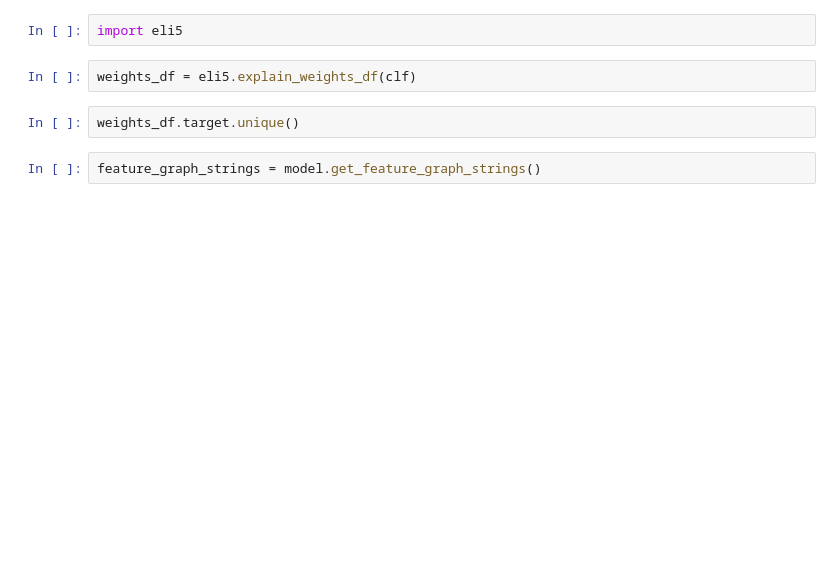
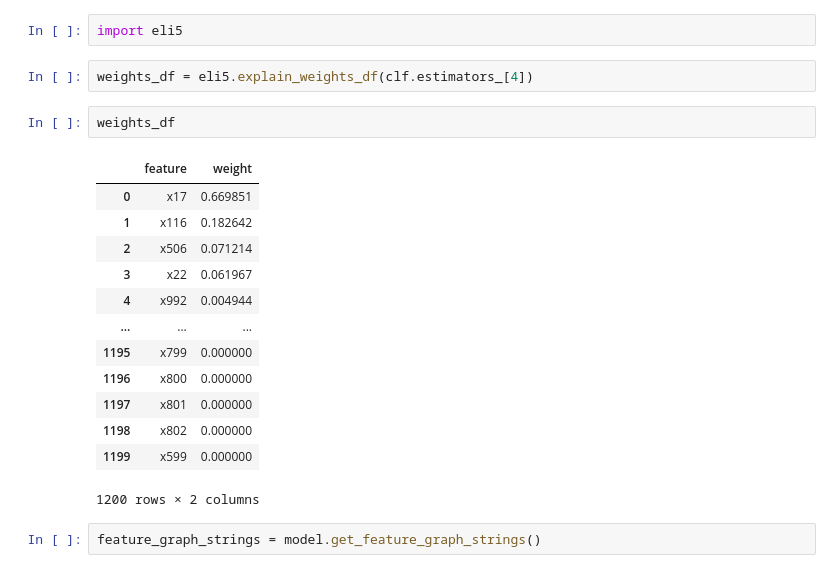
Before and after one commit to adaamko/POTATO, a Jupyter notebook: notebooks/experiments.ipynb, the cells around one changed output. Cells and saved outputs as stored; diff of their text form; blank space fills up the shorter version.

```diff
--- a/notebooks/experiments.ipynb
+++ b/notebooks/experiments.ipynb
@@ -84,8 +228,22 @@ t = plot_tree(clf, filled=True, fontsize=14)
 # %%
 import eli5
 # %%
-weights_df = eli5.explain_weights_df(clf)
+weights_df = eli5.explain_weights_df(clf.estimators_[4])
 # %%
-weights_df.target.unique()
+weights_df
+# %% [output]
+|  | feature | weight |
+| 0 | x17 | 0.669851 |
+| 1 | x116 | 0.182642 |
+| 2 | x506 | 0.071214 |
+| 3 | x22 | 0.061967 |
+| 4 | x992 | 0.004944 |
+| ... | ... | ... |
+| 1195 | x799 | 0.000000 |
+| 1196 | x800 | 0.000000 |
+| 1197 | x801 | 0.000000 |
+| 1198 | x802 | 0.000000 |
+| 1199 | x599 | 0.000000 |
+1200 rows × 2 columns
 # %%
 feature_graph_strings = model.get_feature_graph_strings()
```
Also changed, not shown: parts of 42 cells of this notebook, 3 other files.
